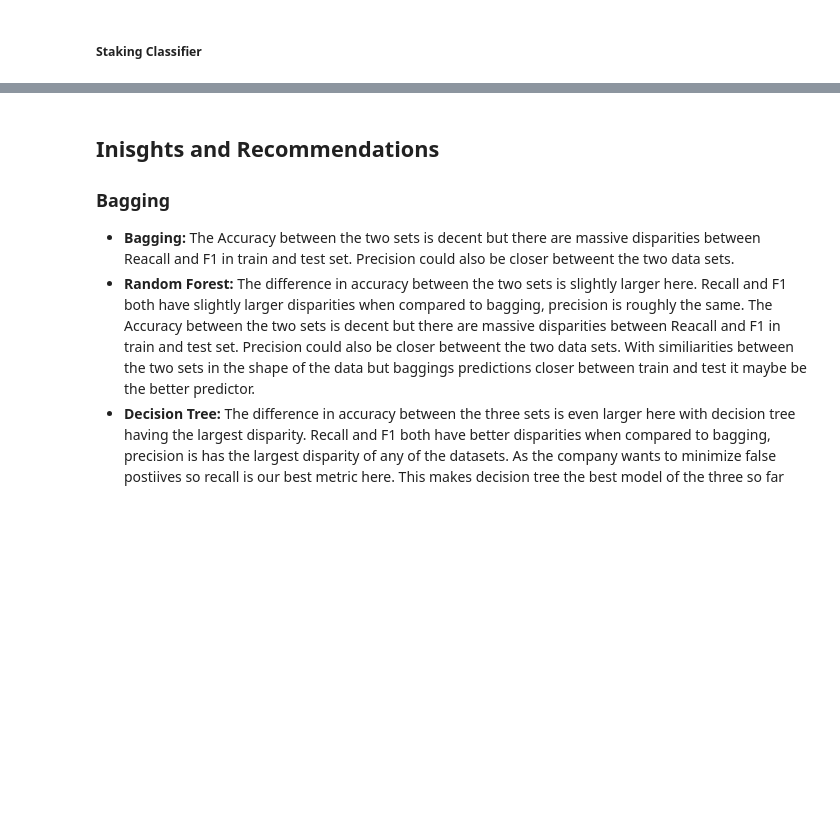
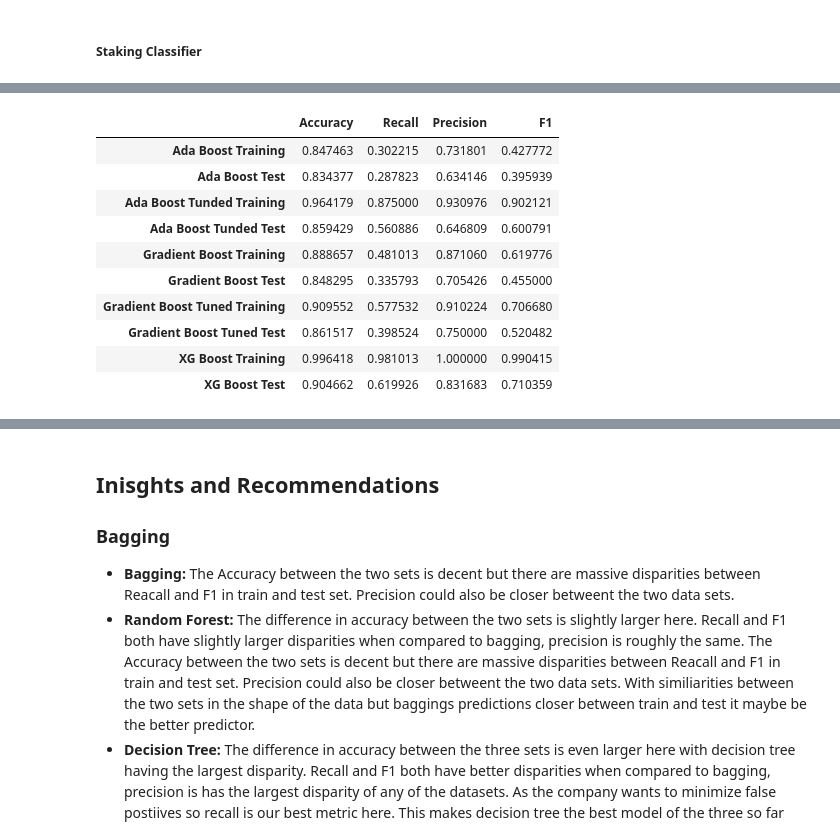
Before and after one commit to jarato123/AI-Class, a Jupyter notebook: Ensemble Techniques/ET Final Project/ET Final Project.ipynb, the cells around one changed output, grey strips where cells are left out. Saved outputs shown, nothing was run; the diff lists cells and outputs as text; code cells hidden in the pictures; blank space fills up the shorter version.

```diff
--- a/Ensemble Techniques/ET Final Project/ET Final Project.ipynb
+++ b/Ensemble Techniques/ET Final Project/ET Final Project.ipynb
@@ -1275,15 +1298,24 @@ stacking_compare.head()
 # %%
 # Comparing all Boosting Models
 
-from codecs import ignore_errors
+boosting_compare_all = ab_compare.copy()
+boosting_compare_all = boosting_compare_all.append(gb_compare, ignore_index=False)
+boosting_compare_all = boosting_compare_all.append(xg_compare, ignore_index=False)
+#oosting_compare_all = boosting_compare_all.append(stacking_compare, ignore_index=False)
 
-
-boosting_compare_all = ad_compare.copy()
-boosting_compare_all = gb_compare_all.append(gb_compare, ignore_index=False)
-boosting_compare_all = xg_compare_all.append(xg_compare, ignore_index=False)
-boosting_compare_all = stacking_compare.append(stacking_compare, ignore_index=False)
-
-boosting_compare_all.head(12).T
+boosting_compare_all.head(12)
+# %% [output]
+|  | Accuracy | Recall | Precision | F1 |
+| Ada Boost Training | 0.847463 | 0.302215 | 0.731801 | 0.427772 |
+| Ada Boost Test | 0.834377 | 0.287823 | 0.634146 | 0.395939 |
+| Ada Boost Tunded Training | 0.964179 | 0.875000 | 0.930976 | 0.902121 |
+| Ada Boost Tunded Test | 0.859429 | 0.560886 | 0.646809 | 0.600791 |
+| Gradient Boost Training | 0.888657 | 0.481013 | 0.871060 | 0.619776 |
+| Gradient Boost Test | 0.848295 | 0.335793 | 0.705426 | 0.455000 |
+| Gradient Boost Tuned Training | 0.909552 | 0.577532 | 0.910224 | 0.706680 |
+| Gradient Boost Tuned Test | 0.861517 | 0.398524 | 0.750000 | 0.520482 |
+| XG Boost Training | 0.996418 | 0.981013 | 1.000000 | 0.990415 |
+| XG Boost Test | 0.904662 | 0.619926 | 0.831683 | 0.710359 |
 # %%
 compare_all = bagging_compare_all.append(boosting_compare_all, ignore_index=False)
 compare_all.head(30)
```
Also changed, not shown: parts of 6 cells of this notebook.
